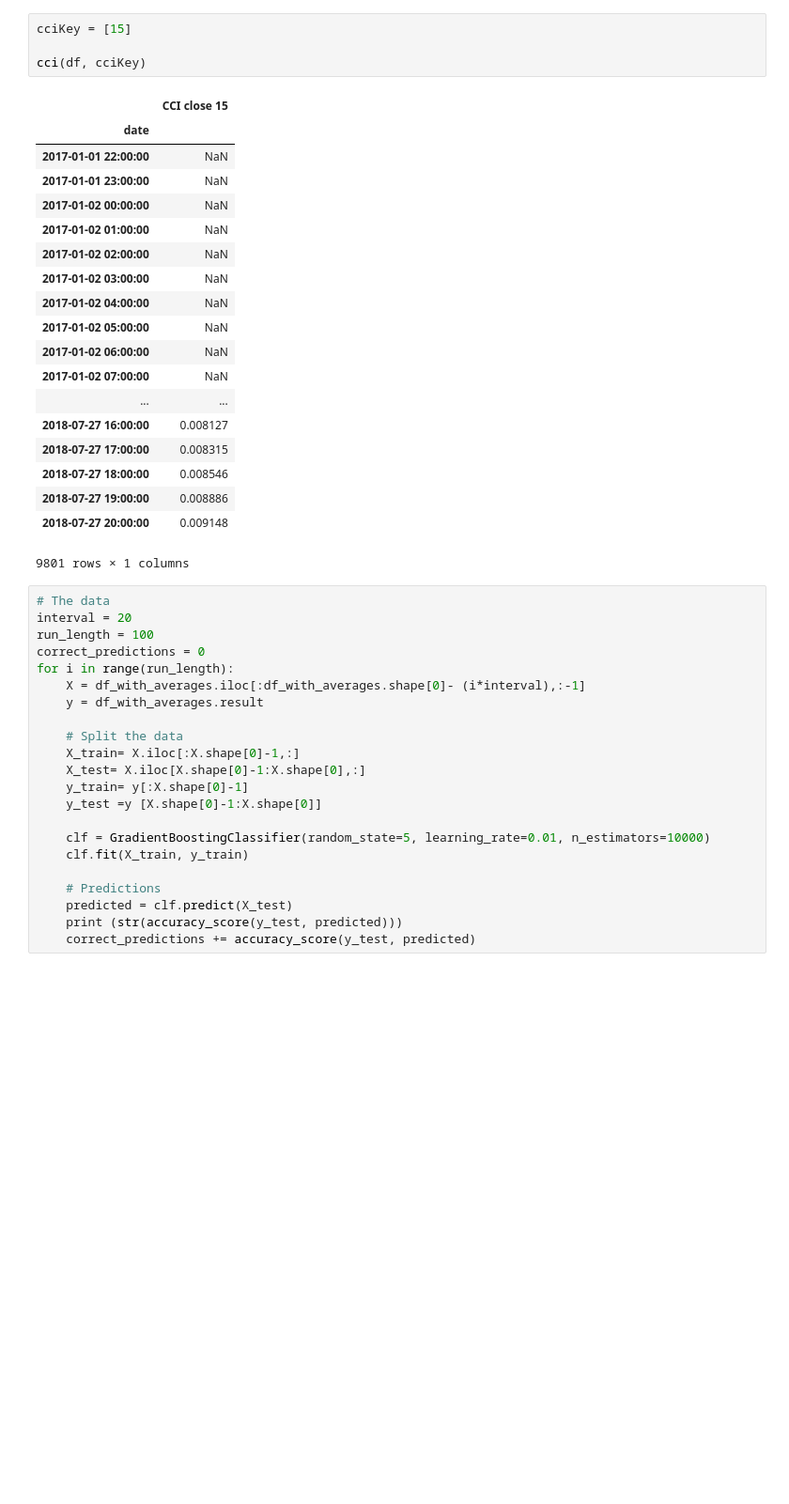
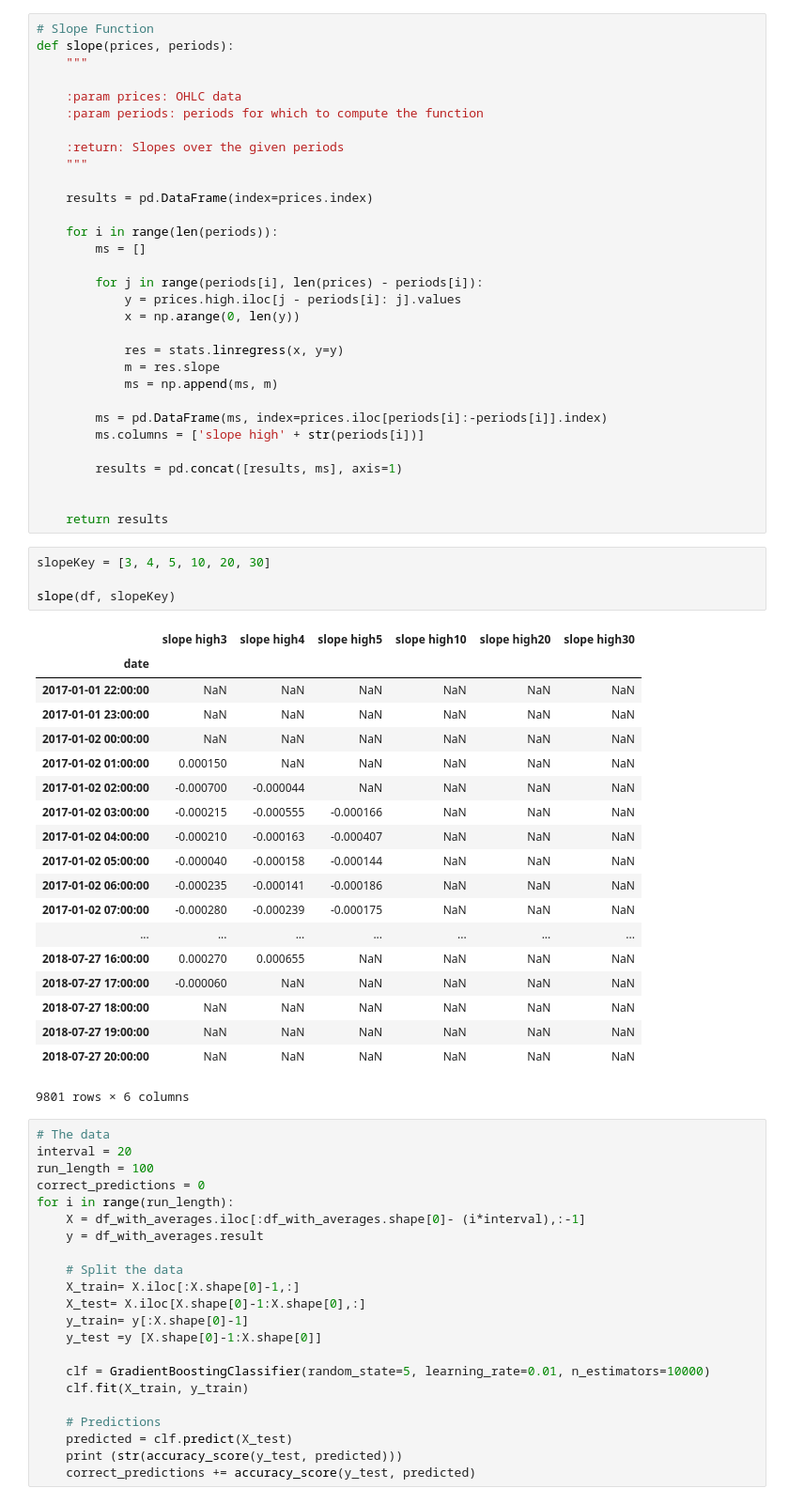
Before and after one commit to sami2310/Forex-ML, a Jupyter notebook: Forex_prediction.ipynb, the cells around one changed output. Shown: that part at 94% size. Cells and saved outputs as stored; diff of their text form; blank space fills up the shorter version.

Commit message:
slope function

```diff
--- a/Forex_prediction.ipynb
+++ b/Forex_prediction.ipynb
@@ -78,27 +54,58 @@ def cci(prices, periods):
-# %%
-cciKey = [15]
-
-cci(df, cciKey)
-# %% [output]
-|  | CCI close 15 |
-| date |  |
-| 2017-01-01 22:00:00 | NaN |
-| 2017-01-01 23:00:00 | NaN |
-| 2017-01-02 00:00:00 | NaN |
-| 2017-01-02 01:00:00 | NaN |
-| 2017-01-02 02:00:00 | NaN |
-| 2017-01-02 03:00:00 | NaN |
-| 2017-01-02 04:00:00 | NaN |
-| 2017-01-02 05:00:00 | NaN |
-| 2017-01-02 06:00:00 | NaN |
-| 2017-01-02 07:00:00 | NaN |
-| ... | ... |
-| 2018-07-27 16:00:00 | 0.008127 |
-| 2018-07-27 17:00:00 | 0.008315 |
-| 2018-07-27 18:00:00 | 0.008546 |
-| 2018-07-27 19:00:00 | 0.008886 |
-| 2018-07-27 20:00:00 | 0.009148 |
-9801 rows × 1 columns
+# %%
+# Slope Function
+def slope(prices, periods):
+    """
+
+    :param prices: OHLC data
+    :param periods: periods for which to compute the function
+
+    :return: Slopes over the given periods
+    """
+
+    results = pd.DataFrame(index=prices.index)
+
+    for i in range(len(periods)):
+        ms = []
+
+        for j in range(periods[i], len(prices) - periods[i]):
+            y = prices.high.iloc[j - periods[i]: j].values
+            x = np.arange(0, len(y))
+
+            res = stats.linregress(x, y=y)
+            m = res.slope
+            ms = np.append(ms, m)
+
+        ms = pd.DataFrame(ms, index=prices.iloc[periods[i]:-periods[i]].index)
+        ms.columns = ['slope high' + str(periods[i])]
+
+        results = pd.concat([results, ms], axis=1)
+
+
+    return results
+# %%
+slopeKey = [3, 4, 5, 10, 20, 30]
+
+slope(df, slopeKey)
+# %% [output]
+|  | slope high3 | slope high4 | slope high5 | slope high10 | slope high20 | slope high30 |
+| date |  |  |  |  |  |  |
+| 2017-01-01 22:00:00 | NaN | NaN | NaN | NaN | NaN | NaN |
+| 2017-01-01 23:00:00 | NaN | NaN | NaN | NaN | NaN | NaN |
+| 2017-01-02 00:00:00 | NaN | NaN | NaN | NaN | NaN | NaN |
+| 2017-01-02 01:00:00 | 0.000150 | NaN | NaN | NaN | NaN | NaN |
+| 2017-01-02 02:00:00 | -0.000700 | -0.000044 | NaN | NaN | NaN | NaN |
+| 2017-01-02 03:00:00 | -0.000215 | -0.000555 | -0.000166 | NaN | NaN | NaN |
+| 2017-01-02 04:00:00 | -0.000210 | -0.000163 | -0.000407 | NaN | NaN | NaN |
+| 2017-01-02 05:00:00 | -0.000040 | -0.000158 | -0.000144 | NaN | NaN | NaN |
+| 2017-01-02 06:00:00 | -0.000235 | -0.000141 | -0.000186 | NaN | NaN | NaN |
+| 2017-01-02 07:00:00 | -0.000280 | -0.000239 | -0.000175 | NaN | NaN | NaN |
+| ... | ... | ... | ... | ... | ... | ... |
+| 2018-07-27 16:00:00 | 0.000270 | 0.000655 | NaN | NaN | NaN | NaN |
+| 2018-07-27 17:00:00 | -0.000060 | NaN | NaN | NaN | NaN | NaN |
+| 2018-07-27 18:00:00 | NaN | NaN | NaN | NaN | NaN | NaN |
+| 2018-07-27 19:00:00 | NaN | NaN | NaN | NaN | NaN | NaN |
+| 2018-07-27 20:00:00 | NaN | NaN | NaN | NaN | NaN | NaN |
+9801 rows × 6 columns
 # %%
 # The data
 interval = 20
```
Also changed, not shown: parts of 2 cells of this notebook, 2 other files.
